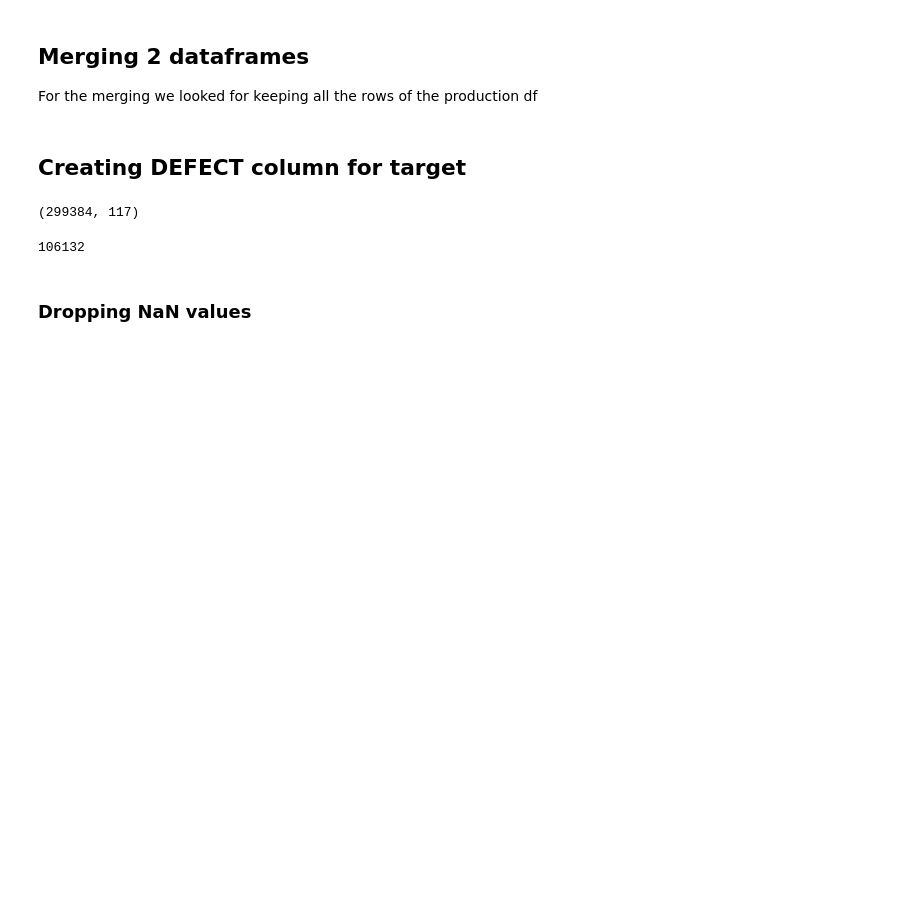
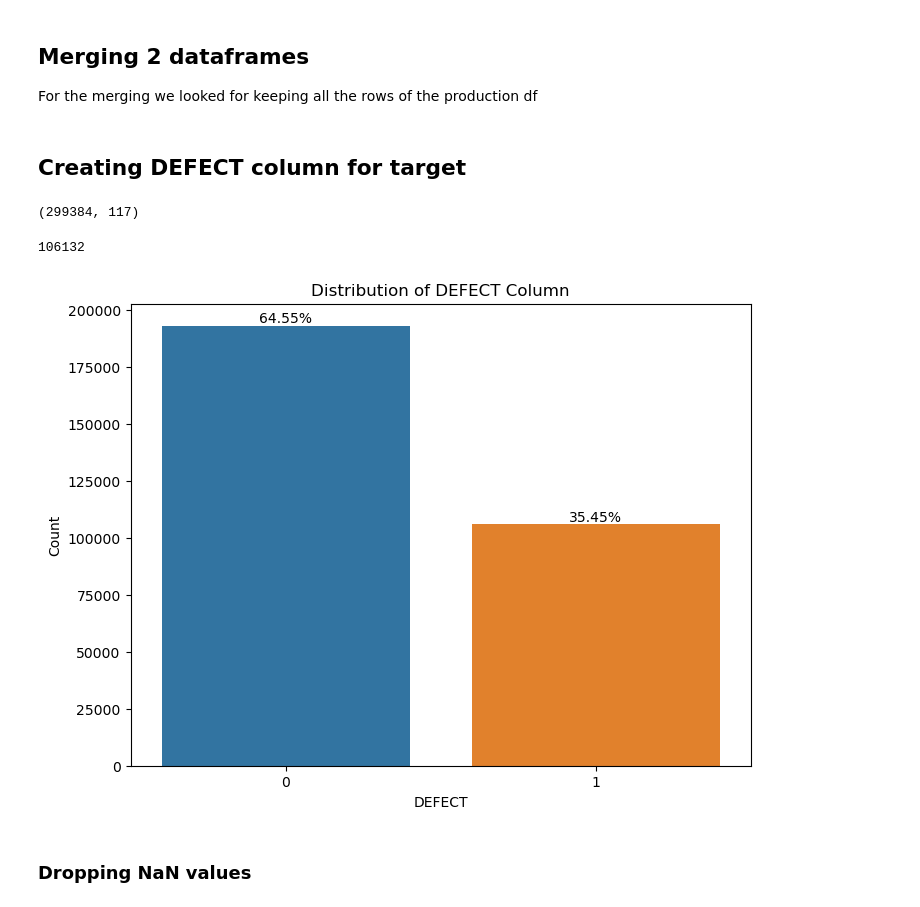
Before and after one commit to MattiaCampanella1993/ML_Fieldwork, a Jupyter notebook: target1C_XGBoost_FINAL.ipynb, the cells around one changed output. Saved outputs shown, nothing was run; the diff lists cells and outputs as text; code cells hidden in the pictures; blank space fills up the shorter version.

```diff
--- a/target1C_XGBoost_FINAL.ipynb
+++ b/target1C_XGBoost_FINAL.ipynb
@@ -103,6 +107,25 @@ merged_df['DEFECT'].sum()
 # %% [output]
 (299384, 117)
 106132
+# %%
+total_count = len(merged_df)
+defect_counts = merged_df['DEFECT'].value_counts()
+defect_percentages = [count / total_count * 100 for count in defect_counts]
+
+# Plot the distribution of the 'DEFECT' column
+plt.figure(figsize=(8, 6))
+sns.countplot(data=merged_df, x='DEFECT')
+plt.title('Distribution of DEFECT Column')
+plt.xlabel('DEFECT')
+plt.ylabel('Count')
+
+# Add percentage annotations
+for i, percentage in enumerate(defect_percentages):
+    plt.text(i, defect_counts[i], f'{percentage:.2f}%', ha='center', va='bottom')
+
+plt.show()
+# %% [output]
+[figure, added]
 # %% [markdown]
 ### Dropping NaN values
 # %%
```
Also changed, not shown: parts of 22 cells of this notebook.
